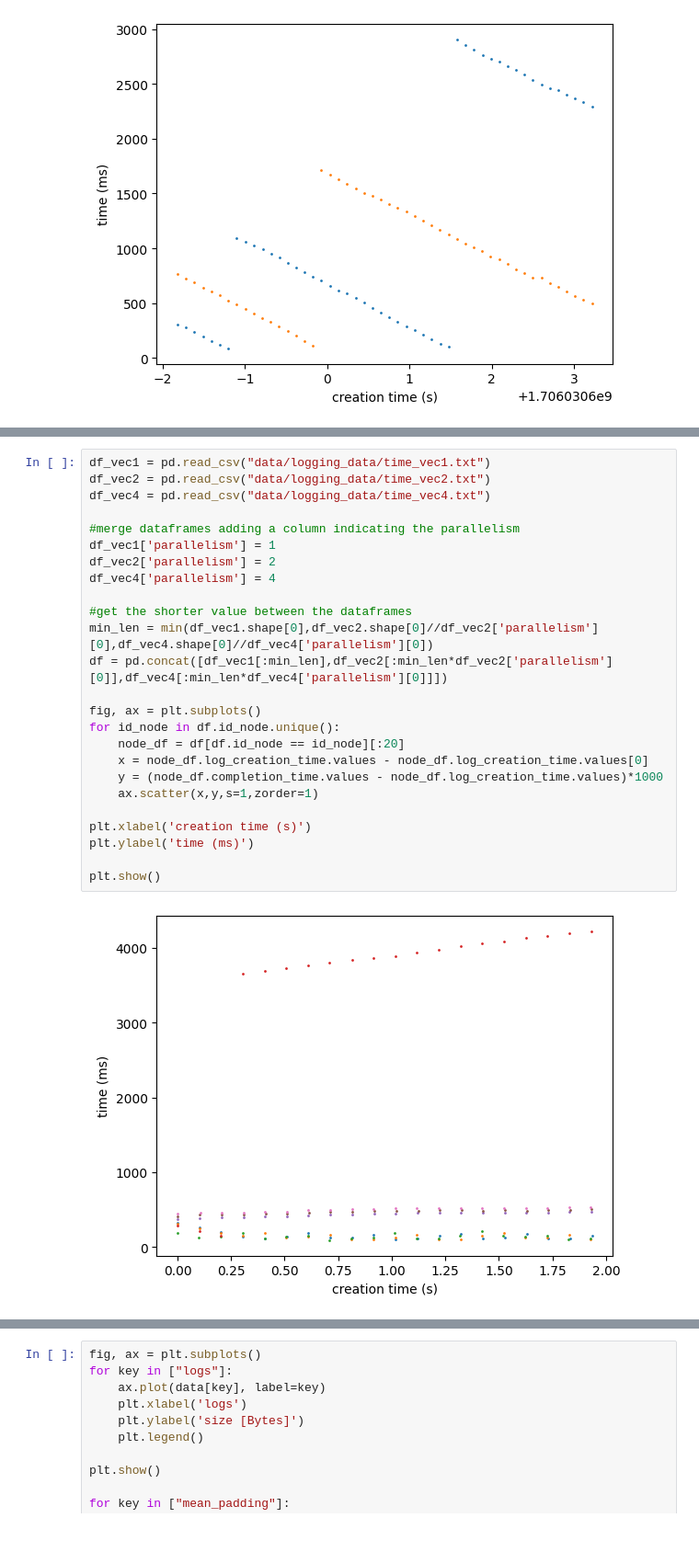
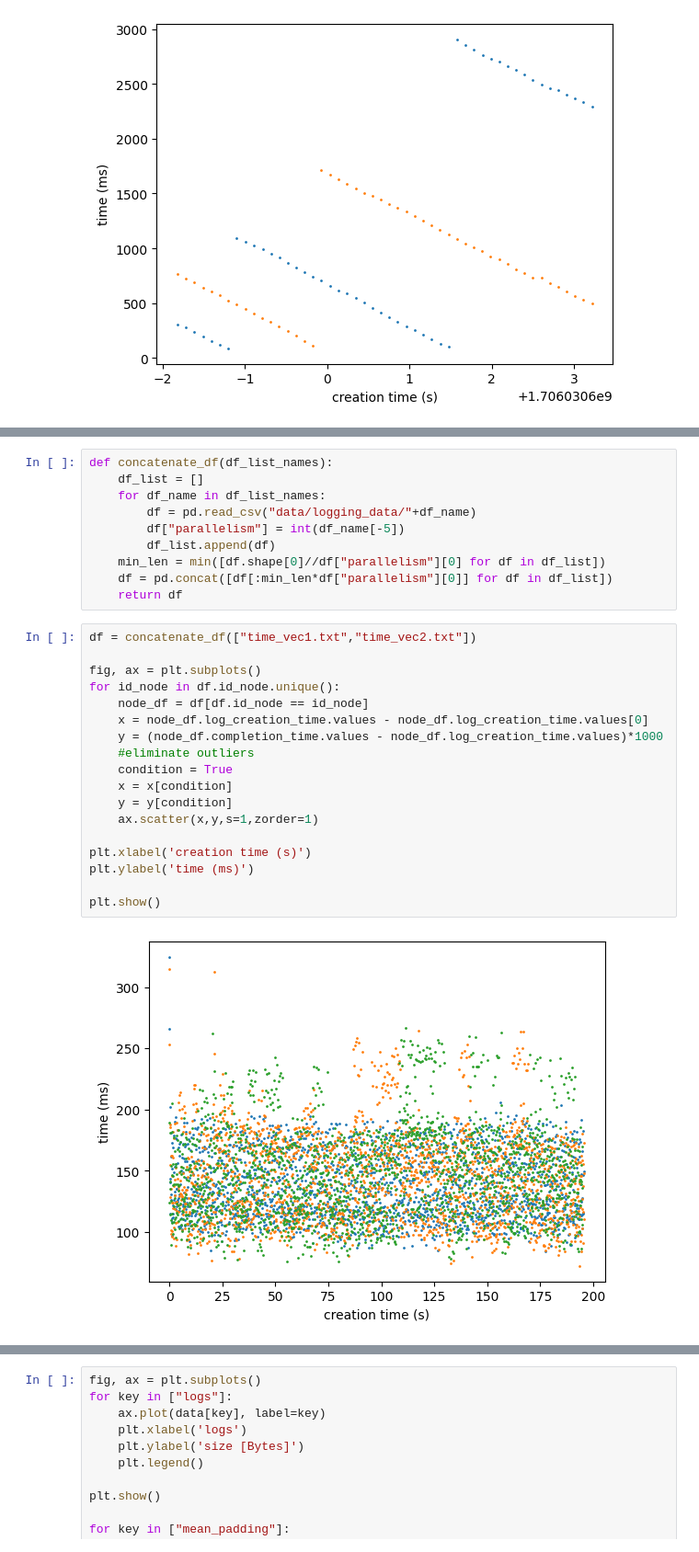
Before and after one commit to Lucaserf/ObsProject, a Jupyter notebook: data/data_visualization.ipynb, the cells around one changed output, grey strips where cells are left out. Shown at 92% size. Saved outputs shown, nothing was run; the diff lists cells and outputs as text.

Commit message:
upgraded data visualization

```diff
--- a/data/data_visualization.ipynb
+++ b/data/data_visualization.ipynb
@@ -102,30 +102,33 @@ df_vec1[0] = 0
 | 2 | 269k7 | 3 | vectorized_logs | 1.706007e+09 | 1.706007e+09 | 1.706007e+09 | 1.706007e+09 | ... |
 | 3 | 269k7 | 4 | vectorized_logs | 1.706007e+09 | 1.706007e+09 | 1.706007e+09 | 1.706007e+09 | ... |
 | 4 | 269k7 | 5 | vectorized_logs | 1.706007e+09 | 1.706007e+09 | 1.706007e+09 | 1.706007e+09 | ... |
+# %%
+def concatenate_df(df_list_names):
+    df_list = []
+    for df_name in df_list_names:
+        df = pd.read_csv("data/logging_data/"+df_name)
+        df["parallelism"] = int(df_name[-5])
+        df_list.append(df)
+    min_len = min([df.shape[0]//df["parallelism"][0] for df in df_list])
+    df = pd.concat([df[:min_len*df["parallelism"][0]] for df in df_list])
+    return df
 # %%
-df_vec1 = pd.read_csv("data/logging_data/time_vec1.txt")
-df_vec2 = pd.read_csv("data/logging_data/time_vec2.txt")
-df_vec4 = pd.read_csv("data/logging_data/time_vec4.txt")
-
-#merge dataframes adding a column indicating the parallelism
-df_vec1['parallelism'] = 1
-df_vec2['parallelism'] = 2
-df_vec4['parallelism'] = 4
-
-#get the shorter value between the dataframes
-min_len = min(df_vec1.shape[0],df_vec2.shape[0]//df_vec2['parallelism'][0],df_vec4.shape[0]//df_vec4['parallelism'][0])
-df = pd.concat([df_vec1[:min_len],df_vec2[:min_len*df_vec2['parallelism'][0]],df_vec4[:min_len*df_vec4['parallelism'][0]]])
+df = concatenate_df(["time_vec1.txt","time_vec2.txt"])
 
 fig, ax = plt.subplots()
 for id_node in df.id_node.unique():
-    node_df = df[df.id_node == id_node][:20]
+    node_df = df[df.id_node == id_node]
     x = node_df.log_creation_time.values - node_df.log_creation_time.values[0]
     y = (node_df.completion_time.values - node_df.log_creation_time.values)*1000
+    #eliminate outliers
+    condition = True
+    x = x[condition]
+    y = y[condition]
     ax.scatter(x,y,s=1,zorder=1)
 
 plt.xlabel('creation time (s)')
 plt.ylabel('time (ms)')
 
 plt.show()
 # %% [output]
-[figure, old version]
+[figure, new version]
```
Also changed, not shown: parts of 2 cells of this notebook.
